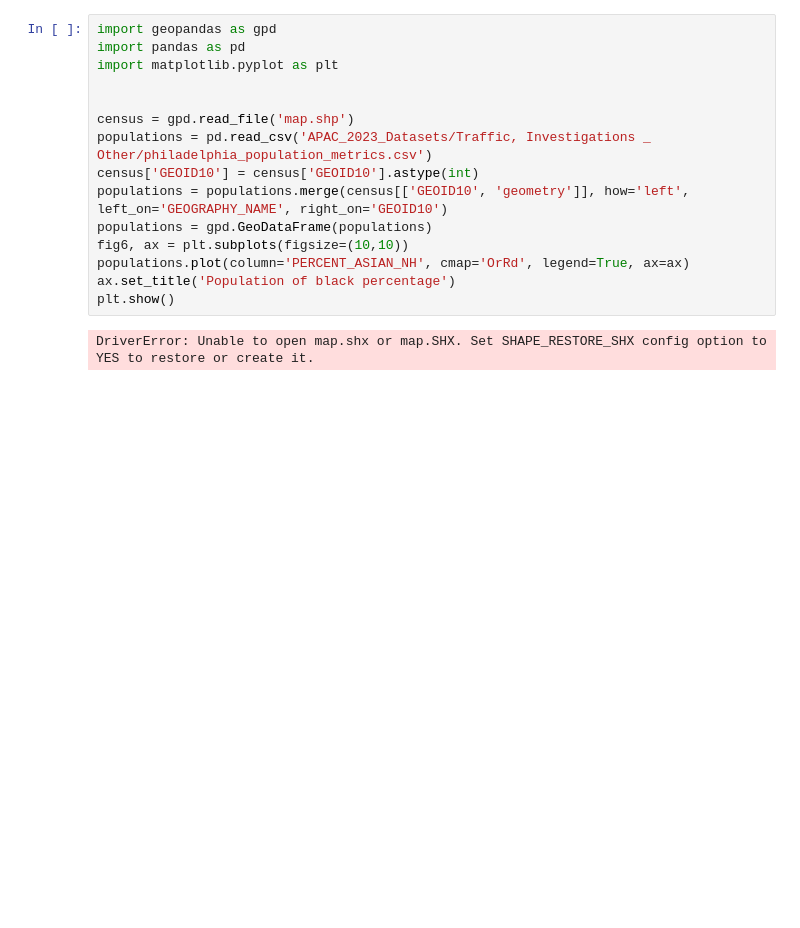
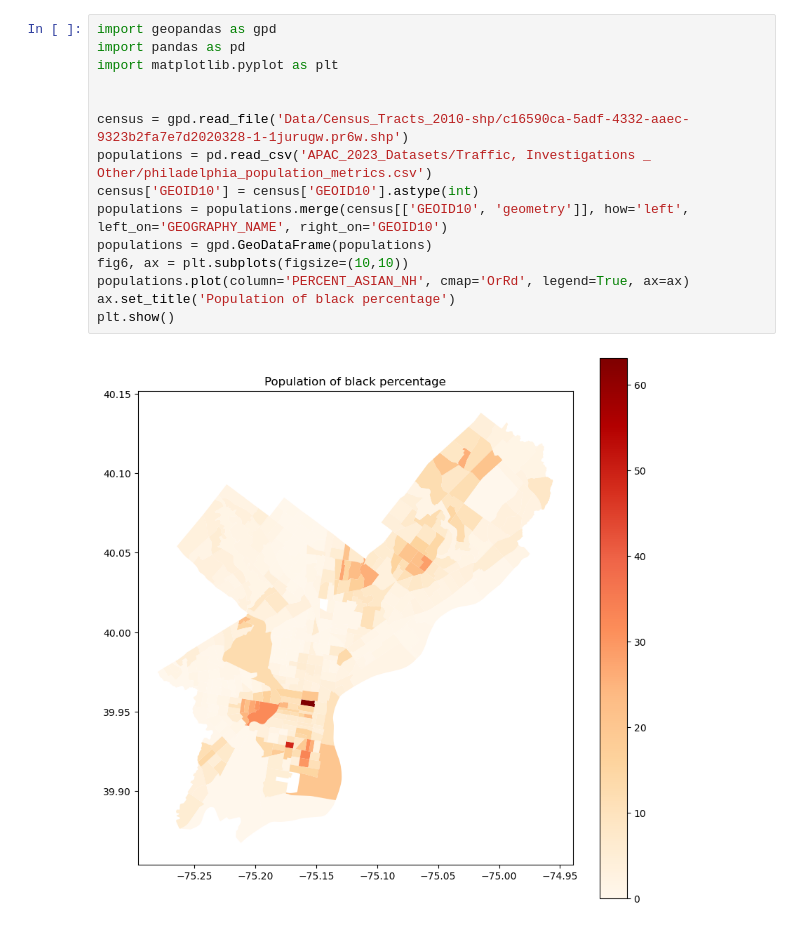
Before and after one commit to Michaelrising/Citadel-Datathon, a Jupyter notebook: census_tracts.ipynb, the cells around one changed output. Saved outputs shown, nothing was run; the diff lists cells and outputs as text; blank space fills up the shorter version.

```diff
--- a/census_tracts.ipynb
+++ b/census_tracts.ipynb
@@ -1,17 +1,17 @@
 # %%
 import geopandas as gpd
 import pandas as pd
 import matplotlib.pyplot as plt
 
 
-census = gpd.read_file('map.shp')
+census = gpd.read_file('Data/Census_Tracts_2010-shp/c16590ca-5adf-4332-aaec-9323b2fa7e7d2020328-1-1jurugw.pr6w.shp')
 populations = pd.read_csv('APAC_2023_Datasets/Traffic, Investigations _ Other/philadelphia_population_metrics.csv')
 census['GEOID10'] = census['GEOID10'].astype(int)
 populations = populations.merge(census[['GEOID10', 'geometry']], how='left', left_on='GEOGRAPHY_NAME', right_on='GEOID10')
 populations = gpd.GeoDataFrame(populations)
 fig6, ax = plt.subplots(figsize=(10,10))
 populations.plot(column='PERCENT_ASIAN_NH', cmap='OrRd', legend=True, ax=ax)
 ax.set_title('Population of black percentage')
 plt.show()
 # %% [output]
-DriverError: Unable to open map.shx or map.SHX. Set SHAPE_RESTORE_SHX config option to YES to restore or create it.
+[figure, added]
```
Also changed, not shown: 11 other files.
